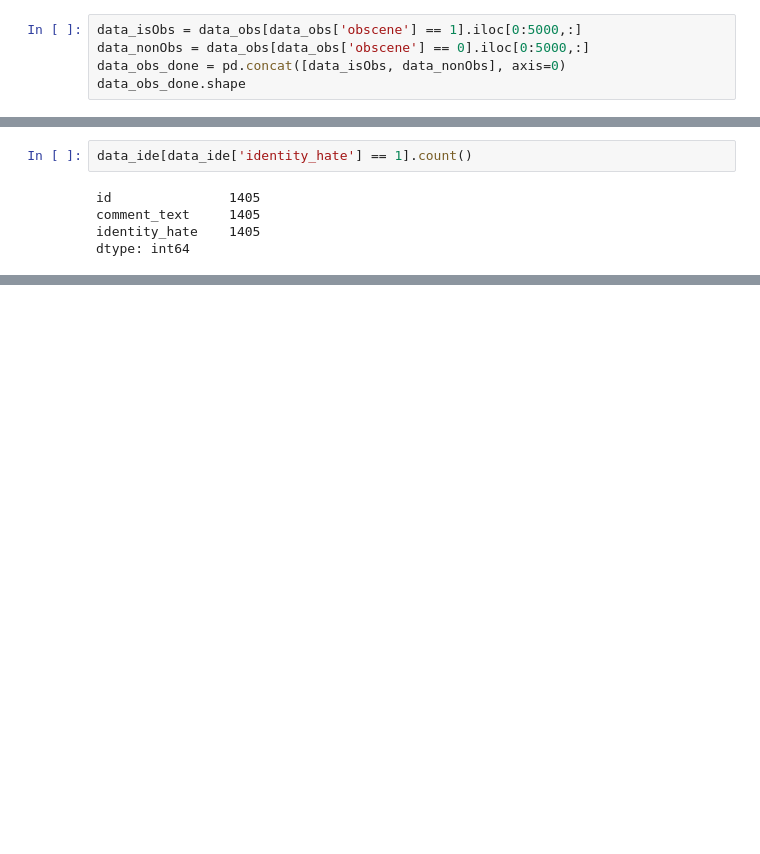
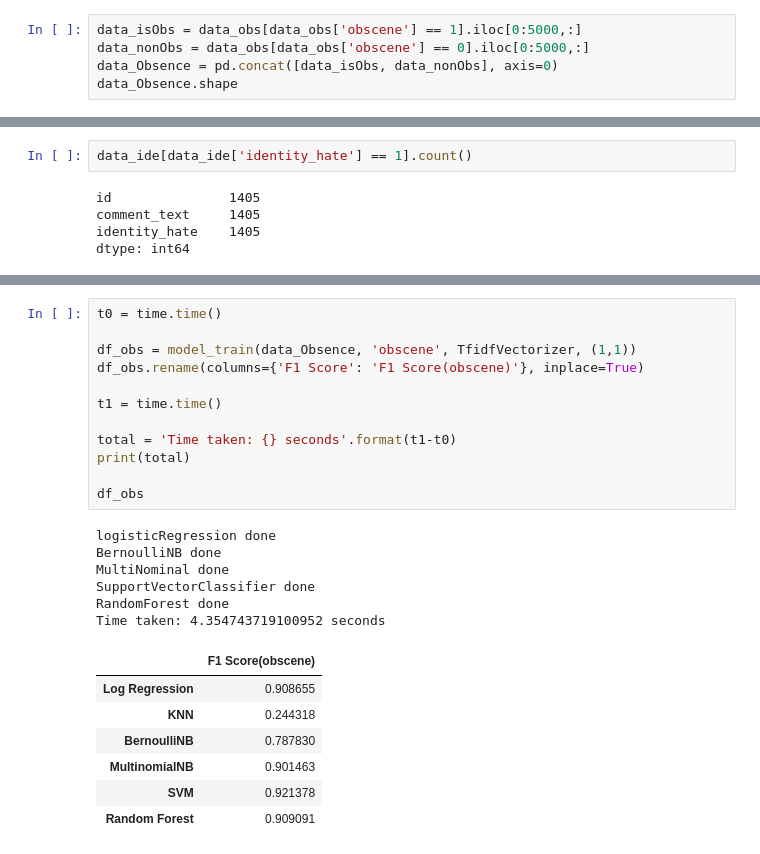
Before and after one commit to rohan-singh987/commentToxicityAnalyzer-ML, a Jupyter notebook: Comment Toxicity Classifier.ipynb, the cells around one changed output, grey strips where cells are left out. Saved outputs shown, nothing was run; the diff lists cells and outputs as text; blank space fills up the shorter version.

```diff
--- a/Comment Toxicity Classifier.ipynb
+++ b/Comment Toxicity Classifier.ipynb
@@ -215,8 +215,8 @@ dtype: int64
 # %%
 data_isObs = data_obs[data_obs['obscene'] == 1].iloc[0:5000,:]
 data_nonObs = data_obs[data_obs['obscene'] == 0].iloc[0:5000,:]
-data_obs_done = pd.concat([data_isObs, data_nonObs], axis=0)
-data_obs_done.shape
+data_Obsence = pd.concat([data_isObs, data_nonObs], axis=0)
+data_Obsence.shape
 # %% [output]
 (10000, 3)
 # %%
@@ -265,0 +379,26 @@ data_ide_done.shape
+# %%
+t0 = time.time()
+
+df_obs = model_train(data_Obsence, 'obscene', TfidfVectorizer, (1,1))
+df_obs.rename(columns={'F1 Score': 'F1 Score(obscene)'}, inplace=True)
+
+t1 = time.time()
+
+total = 'Time taken: {} seconds'.format(t1-t0)
+print(total)
+
+df_obs
+# %% [output]
+logisticRegression done
+BernoulliNB done
+MultiNominal done
+SupportVectorClassifier done
+RandomForest done
+Time taken: 4.354743719100952 seconds
+|  | F1 Score(obscene) |
+| Log Regression | 0.908655 |
+| KNN | 0.244318 |
+| BernoulliNB | 0.787830 |
+| MultinomialNB | 0.901463 |
+| SVM | 0.921378 |
+| Random Forest | 0.909091 |
```
Also changed, not shown: parts of 14 cells of this notebook.
